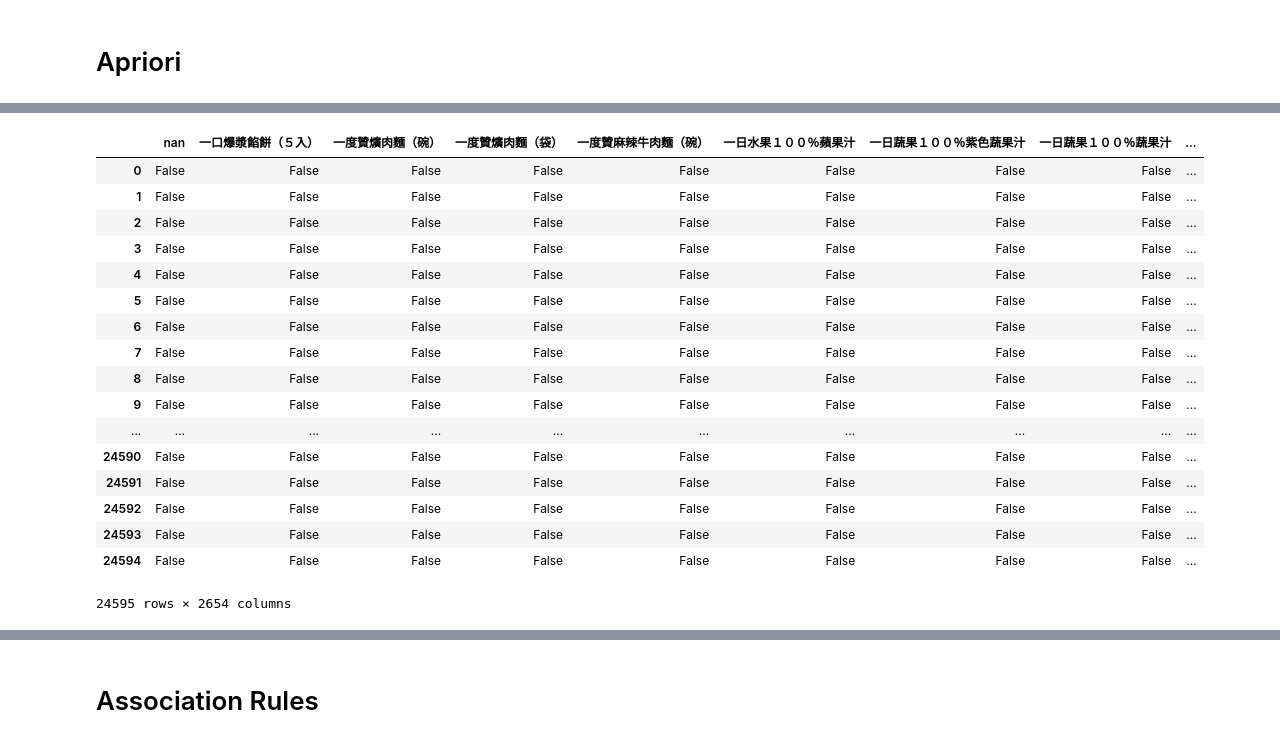
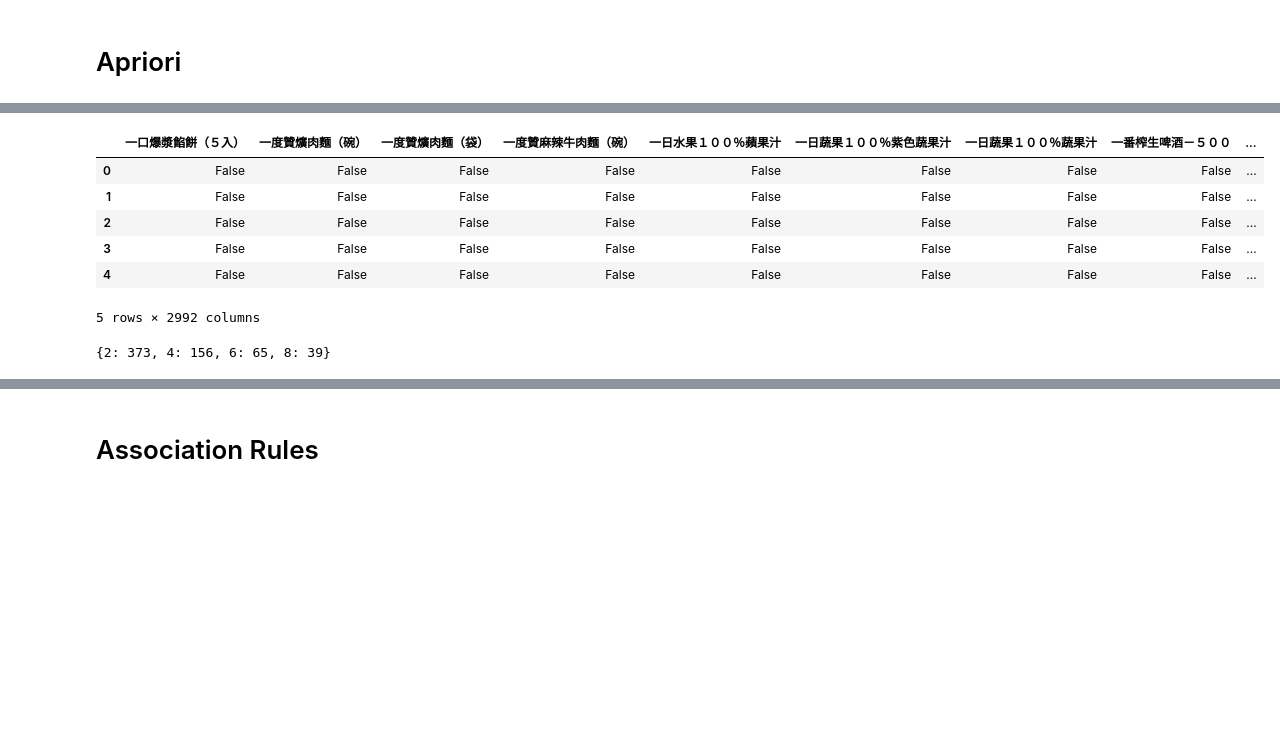
Before and after one commit to sophie0317/product-network-poc, a Jupyter notebook: Association Rules.ipynb, the cells around one changed output, grey strips where cells are left out. Drawn from its saved outputs; the diff is of its cells as text; code cells hidden in the pictures; blank space fills up the shorter version.

```diff
--- a/Association Rules.ipynb
+++ b/Association Rules.ipynb
@@ -22,3 +18,35 @@ with codecs.open('customer_data.csv', 'r') as file:
+# %%
+dtype = {
+    '交易id': numpy.str,
+    '資料日期': numpy.str,
+    '資料時間': numpy.str,
+    '餐別帶': numpy.str,
+    '縣市別': numpy.str,
+    '店舖代號': numpy.uint32,
+    '主商圈': numpy.str,
+    '品號-品名稱': numpy.str,
+    '群號-群名稱': numpy.str,
+    '單品名稱': numpy.str,
+    '銷售數量': numpy.uint16,
+    '銷售單價': numpy.float,
+    '交易金額': numpy.float
+}
+USE_COLUMNS = ['交易id', '資料日期', '資料時間', '餐別帶', '縣市別', '店舖代號', '主商圈', '品號-品名稱',
+       '群號-群名稱', '單品名稱', '銷售數量', '銷售單價', '交易金額']
+PARSE_DATES = {
+    '資料日期與時間': [
+        '資料日期',
+        '資料時間'
+    ]
+}
 # %%
-file = pd.read_csv('customer_data(utf-8).csv', index_col =1, nrows=130000)
+file = pd.read_csv('customer_data(utf-8).csv',
+                   index_col=1,
+                   nrows=100000,
+                   usecols=USE_COLUMNS,
+                   dtype=dtype,
+                   parse_dates=PARSE_DATES,
+        )
+# %%
+file = file.dropna()
 # %%
@@ -50,6 +66,7 @@ def aggregate(df):
         if index not in dic:
             dic[index] = []
         dic[index].append(str(row['單品名稱']))
+    dic = { index : value for index, value in dic.items() if len(value) > 1}
     return dic
 # %%
 purchase_list = aggregate(file)
@@ -65,23 +85,12 @@ te = TransactionEncoder()
 te_ary = te.fit(purchase_list.values()).transform(purchase_list.values())
 df = pd.DataFrame(te_ary, columns=te.columns_)
 # %%
-df
+df.head()
 # %% [output]
-|  | nan | 一口爆漿餡餅（５入） | 一度贊爌肉麵（碗） | 一度贊爌肉麵（袋） | 一度贊麻辣牛肉麵（碗） | 一日水果１００％蘋果汁 | 一日蔬果１００％紫色蔬果汁 | 一日蔬果１００％蔬果汁 | ... |
+|  | 一口爆漿餡餅（５入） | 一度贊爌肉麵（碗） | 一度贊爌肉麵（袋） | 一度贊麻辣牛肉麵（碗） | 一日水果１００％蘋果汁 | 一日蔬果１００％紫色蔬果汁 | 一日蔬果１００％蔬果汁 | 一番榨生啤酒－５００ | ... |
 | 0 | False | False | False | False | False | False | False | False | ... |
 | 1 | False | False | False | False | False | False | False | False | ... |
 | 2 | False | False | False | False | False | False | False | False | ... |
 | 3 | False | False | False | False | False | False | False | False | ... |
 | 4 | False | False | False | False | False | False | False | False | ... |
-| 5 | False | False | False | False | False | False | False | False | ... |
-| 6 | False | False | False | False | False | False | False | False | ... |
-| 7 | False | False | False | False | False | False | False | False | ... |
-| 8 | False | False | False | False | False | False | False | False | ... |
-| 9 | False | False | False | False | False | False | False | False | ... |
-| ... | ... | ... | ... | ... | ... | ... | ... | ... | ... |
-| 24590 | False | False | False | False | False | False | False | False | ... |
-| 24591 | False | False | False | False | False | False | False | False | ... |
-| 24592 | False | False | False | False | False | False | False | False | ... |
-| 24593 | False | False | False | False | False | False | False | False | ... |
-| 24594 | False | False | False | False | False | False | False | False | ... |
-24595 rows × 2654 columns
+5 rows × 2992 columns
@@ -88 +105,5 @@ df
+# %%
+get_support_count_table(df, 2, 10, 2)
+# %% [output]
+{2: 373, 4: 156, 6: 65, 8: 39}
 # %%
```
Also changed, not shown: parts of 24 cells of this notebook, 2 other files.
